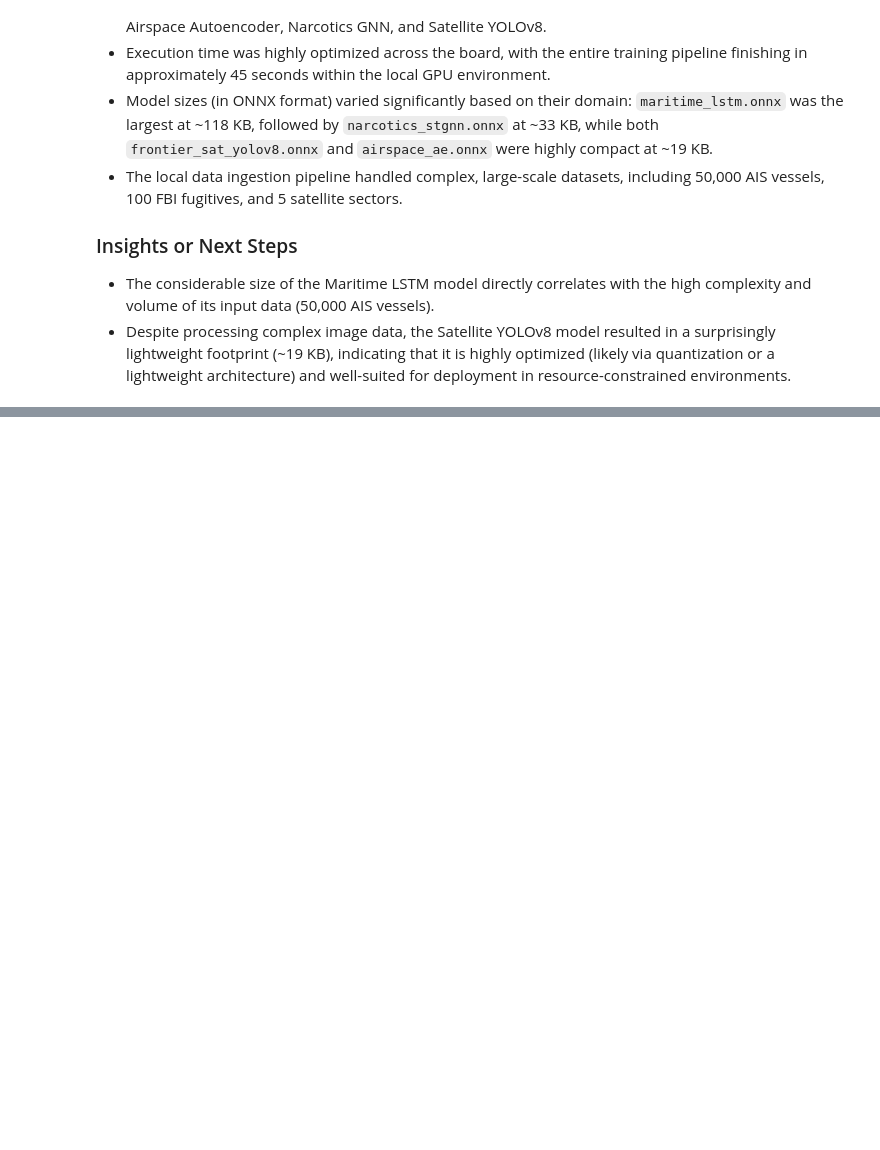
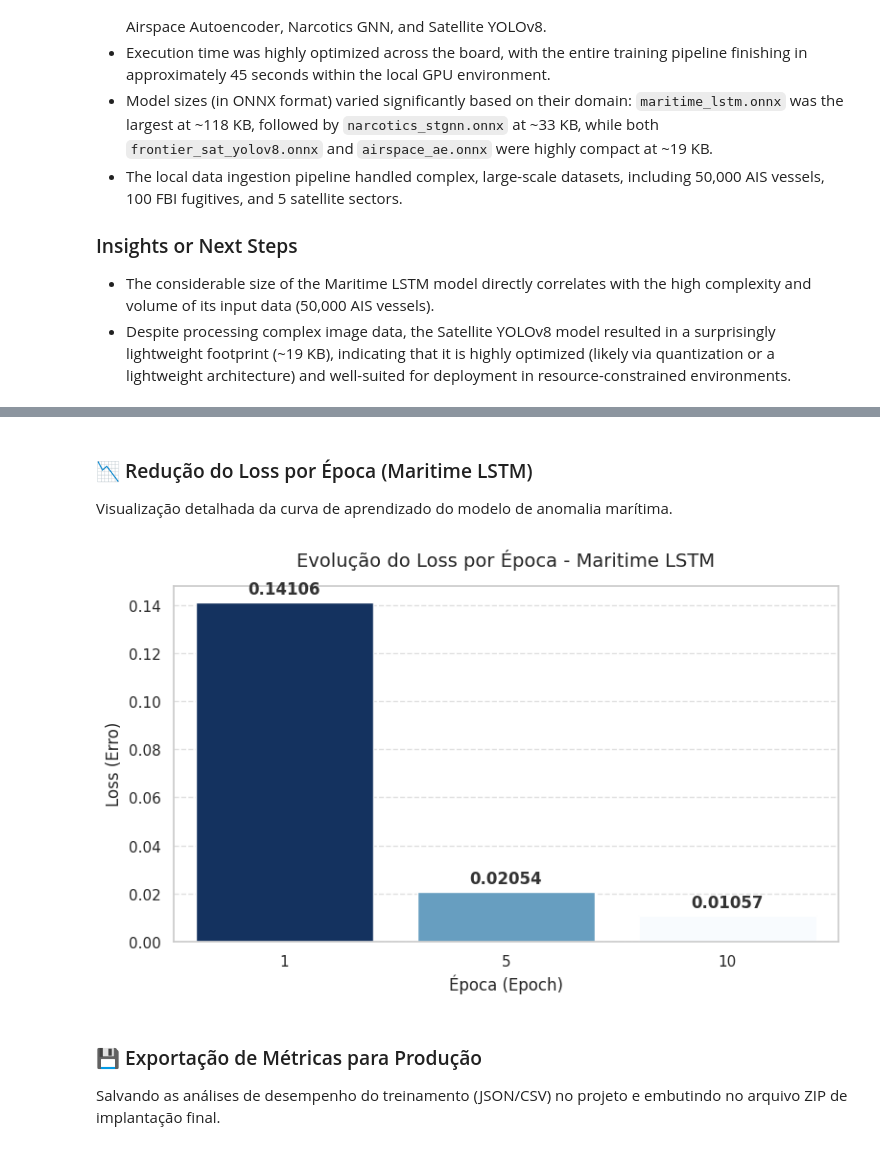
Before and after one commit to maykonlincolnusa/FRONTIER-OS-Frontier-Operating-System-, a Jupyter notebook: notebooks/colab/00_FRONTIER_C4ISR_Master_Colab_Training_Suite.ipynb, the cells around one changed output, grey strips where cells are left out. Cells and saved outputs as stored; diff of their text form; code cells hidden in the pictures; blank space fills up the shorter version.

```diff
--- a/notebooks/colab/00_FRONTIER_C4ISR_Master_Colab_Training_Suite.ipynb
+++ b/notebooks/colab/00_FRONTIER_C4ISR_Master_Colab_Training_Suite.ipynb
@@ -332,0 +482,32 @@ Apresentar um resumo das analises, destacando os principais insights sobre o des
+# %% [markdown]
+### 📉 Redução do Loss por Época (Maritime LSTM)
+
+Visualização detalhada da curva de aprendizado do modelo de anomalia marítima.
+# %%
+import matplotlib.pyplot as plt
+import seaborn as sns
+
+# Filtrar apenas os dados do Maritime LSTM do nosso dataset de métricas
+df_maritime = df_metrics[df_metrics['Model'] == 'Maritime LSTM'].copy()
+
+plt.figure(figsize=(8, 5))
+# Utilizando palette sequencial para demonstrar o avanço no tempo (épocas)
+ax = sns.barplot(data=df_maritime, x='Epoch', y='Loss', hue='Epoch', palette='Blues_r', legend=False)
+
+plt.title('Evolução do Loss por Época - Maritime LSTM', fontsize=14, pad=15)
+plt.xlabel('Época (Epoch)', fontsize=12)
+plt.ylabel('Loss (Erro)', fontsize=12)
+
+# Adicionar rótulos numéricos exatos acima de cada barra
+for i, v in enumerate(df_maritime['Loss']):
+    ax.text(i, v + 0.002, f"{v:.5f}", ha='center', va='bottom', fontweight='bold', color="#333333")
+
+plt.grid(axis='y', linestyle='--', alpha=0.6)
+plt.tight_layout()
+plt.show()
+# %% [output]
+[figure, added]
+# %% [markdown]
+### 💾 Exportação de Métricas para Produção
+
+Salvando as análises de desempenho do treinamento (JSON/CSV) no projeto e embutindo no arquivo ZIP de implantação final.
```
Also changed, not shown: parts of 12 cells of this notebook.
